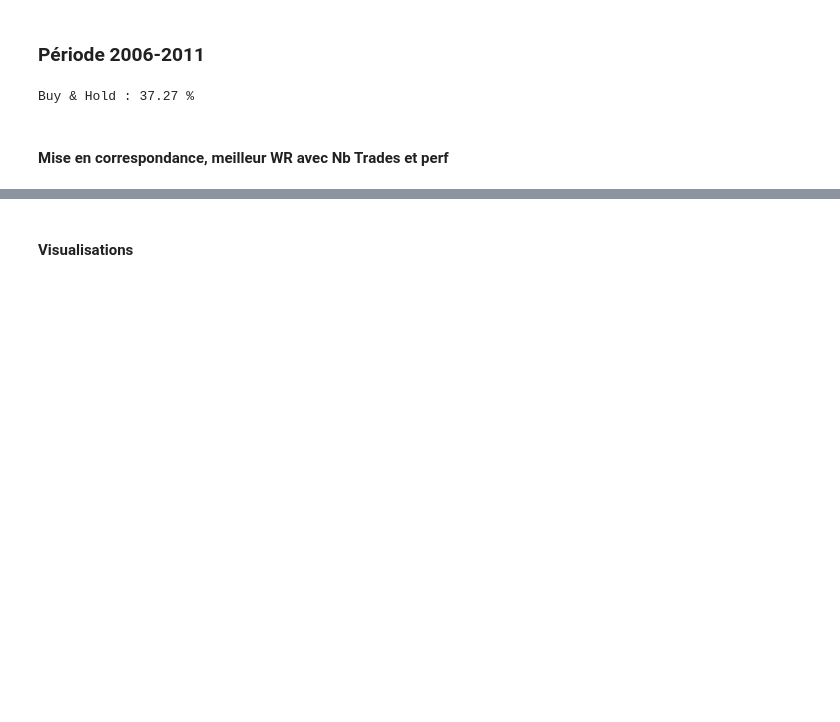
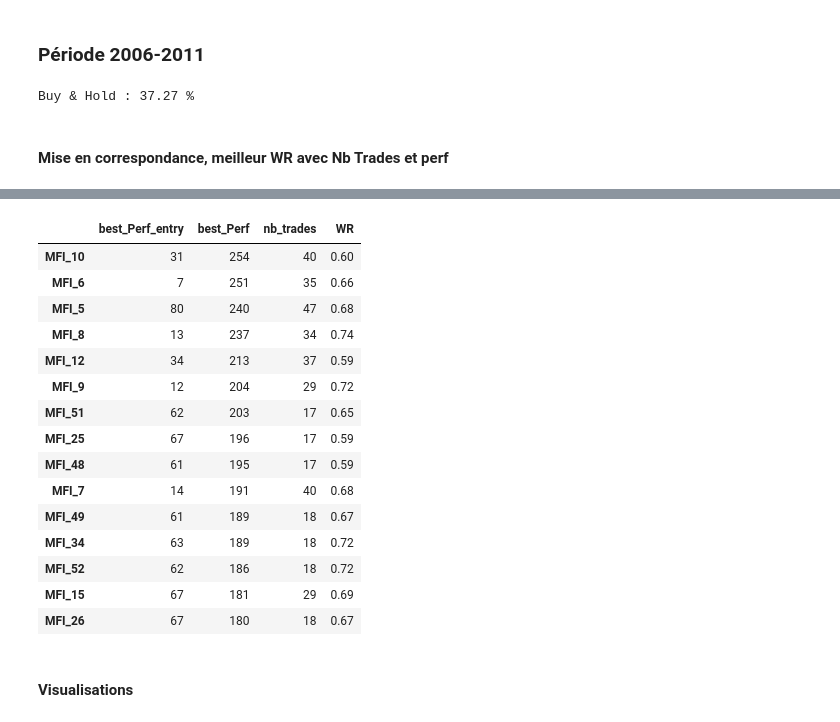
Before and after one commit to AxelRK200/strategies_backtesting, a Jupyter notebook: Money_Flow_Index/MFI_entry_time_based.ipynb, the cells around one changed output, grey strips where cells are left out. Cells and saved outputs as stored; diff of their text form; code cells hidden in the pictures; blank space fills up the shorter version.

```diff
--- a/Money_Flow_Index/MFI_entry_time_based.ipynb
+++ b/Money_Flow_Index/MFI_entry_time_based.ipynb
@@ -485,3 +536,40 @@ df_MaxWR[["best_WR_entry","best_WR","nb_trades","perf_21j"]]
+# %%
+df_PerfMax = df_PerfMax.join(df_join_NbT)
+# %%
+''' Agrégation avec la performance accumulée, sortie fixe à +21 jours '''
+d_get_WR = {}
+for i in range(0, len(l_index)):
+  e = l_entry[i]
+  m = l_index[i]
+
+  res = df_WLratio21j.at[e,m]
+
+  d_get_WR.update( {m: res} )
+# %%
+df_join_WR = pd.DataFrame.from_dict(d_get_WR, orient='index',
+                      columns=["WR"])
+df_join_WR = df_join_WR["WR"]
+# %%
+df_PerfMax = df_PerfMax.join(df_join_WR)
+# %%
+df_PerfMax[["best_Perf_entry","best_Perf","nb_trades","WR"]].head(15)
+# %% [output]
+|  | best_Perf_entry | best_Perf | nb_trades | WR |
+| MFI_10 | 31 | 254 | 40 | 0.60 |
+| MFI_6 | 7 | 251 | 35 | 0.66 |
+| MFI_5 | 80 | 240 | 47 | 0.68 |
+| MFI_8 | 13 | 237 | 34 | 0.74 |
+| MFI_12 | 34 | 213 | 37 | 0.59 |
+| MFI_9 | 12 | 204 | 29 | 0.72 |
+| MFI_51 | 62 | 203 | 17 | 0.65 |
+| MFI_25 | 67 | 196 | 17 | 0.59 |
+| MFI_48 | 61 | 195 | 17 | 0.59 |
+| MFI_7 | 14 | 191 | 40 | 0.68 |
+| MFI_49 | 61 | 189 | 18 | 0.67 |
+| MFI_34 | 63 | 189 | 18 | 0.72 |
+| MFI_52 | 62 | 186 | 18 | 0.72 |
+| MFI_15 | 67 | 181 | 29 | 0.69 |
+| MFI_26 | 67 | 180 | 18 | 0.67 |
 # %% [markdown]
 #### Visualisations ####
 # %%
```
Also changed, not shown: parts of 47 cells of this notebook.
